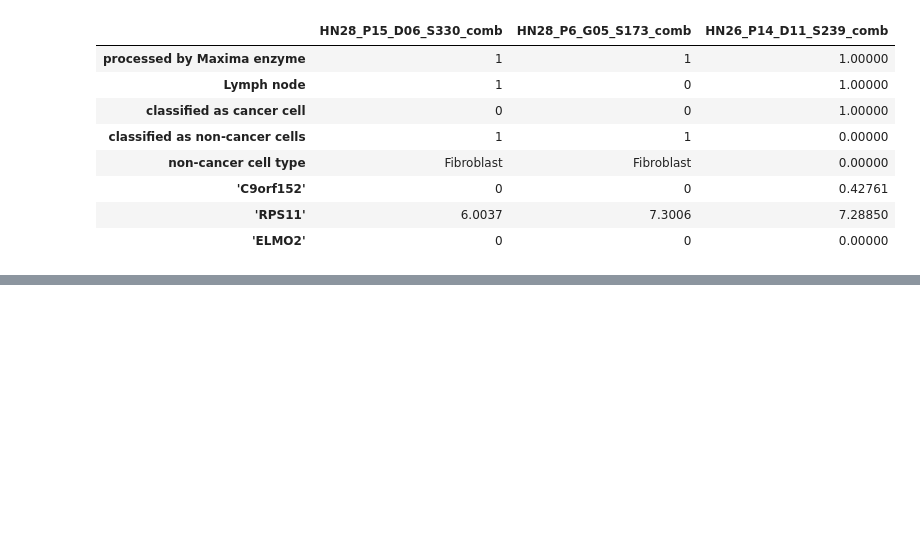
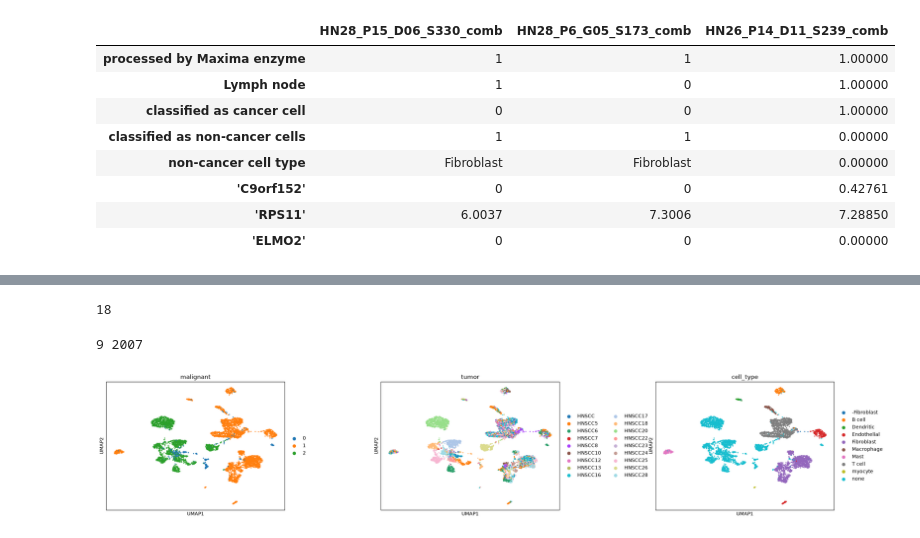
Before and after one commit to DariaZS/quantum-proj, a Jupyter notebook: hnscc.ipynb, the cells around one changed output, grey strips where cells are left out. Saved outputs shown, nothing was run; the diff lists cells and outputs as text; code cells hidden in the pictures; blank space fills up the shorter version.

Commit message:
Head and neck dataset (GSE103322): labels, patients, UMAP

```diff
--- a/hnscc.ipynb
+++ b/hnscc.ipynb
@@ -16,0 +132,23 @@ df2.iloc[:8, :3]
+# %%
+adata2.obs["tumor"] = adata2.obs["tumor"].str.replace(r"^HN(\d)", r"HNSCC\1", regex=True)
+adata2.obs["tumor"].nunique()
+# %% [output]
+18
+# %%
+sc.pp.highly_variable_genes(adata2, n_top_genes=2000)
+
+markers = ["PTPRC", "CD3E", "CD19", "CD14", "PECAM1", "COL1A1", "KRT5", "KRT14", "KRT17"]
+markers = [g for g in markers if g in adata2.var_names]
+adata2.var.loc[markers, "highly_variable"] = True
+
+print(len(markers), adata2.var["highly_variable"].sum())
+# %% [output]
+9 2007
+# %%
+ct = adata2_hv.obs["cell_type"].astype(str).replace({"0.0": "none", "0": "none"})
+adata2_hv.obs["cell_type"] = ct.astype("category")
+adata2_hv.obs["cell_type"].value_counts()
+
+sc.pl.umap(adata2_hv, color=["malignant", "tumor", "cell_type"], wspace=0.4)
+# %% [output]
+[figure, added]
```
Also changed, not shown: parts of 7 cells of this notebook.
